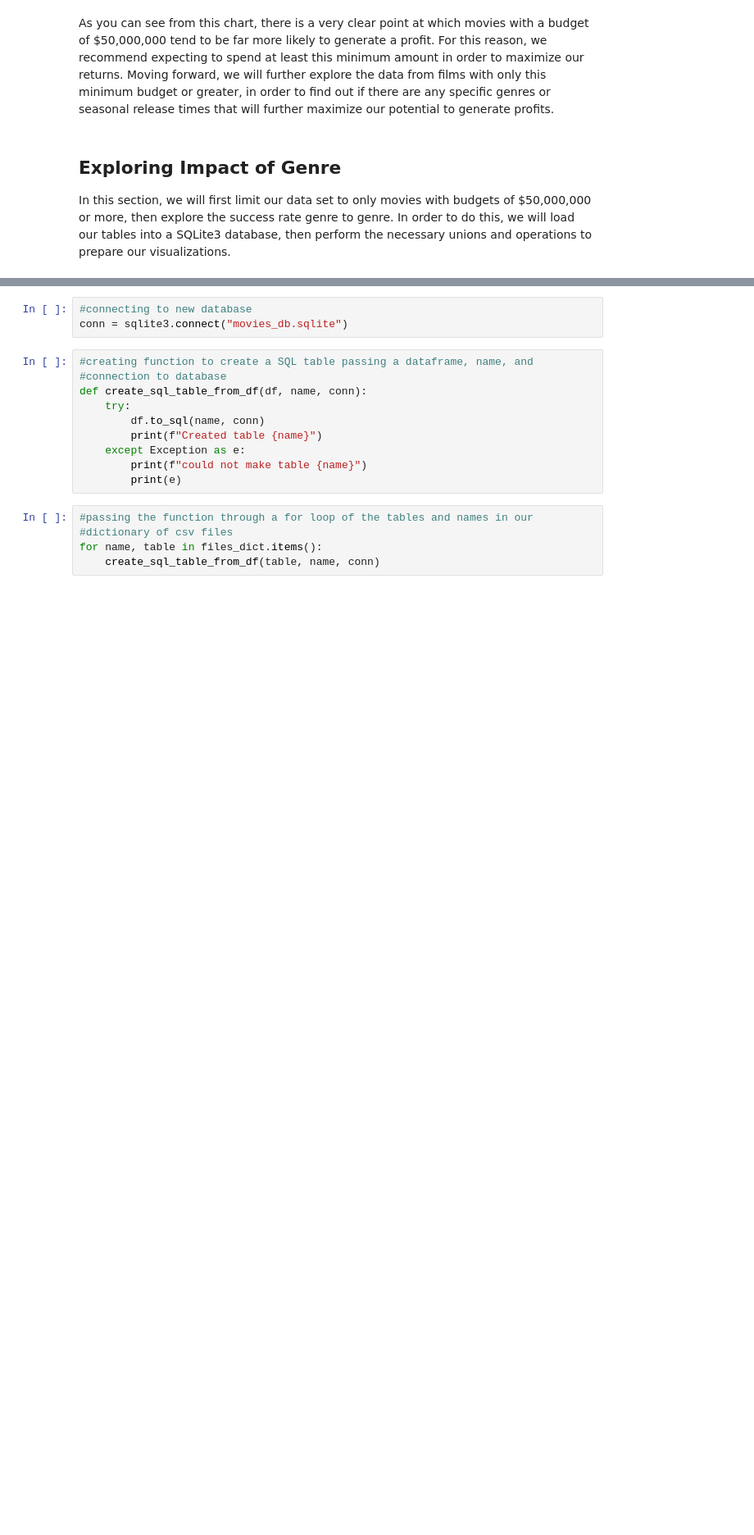
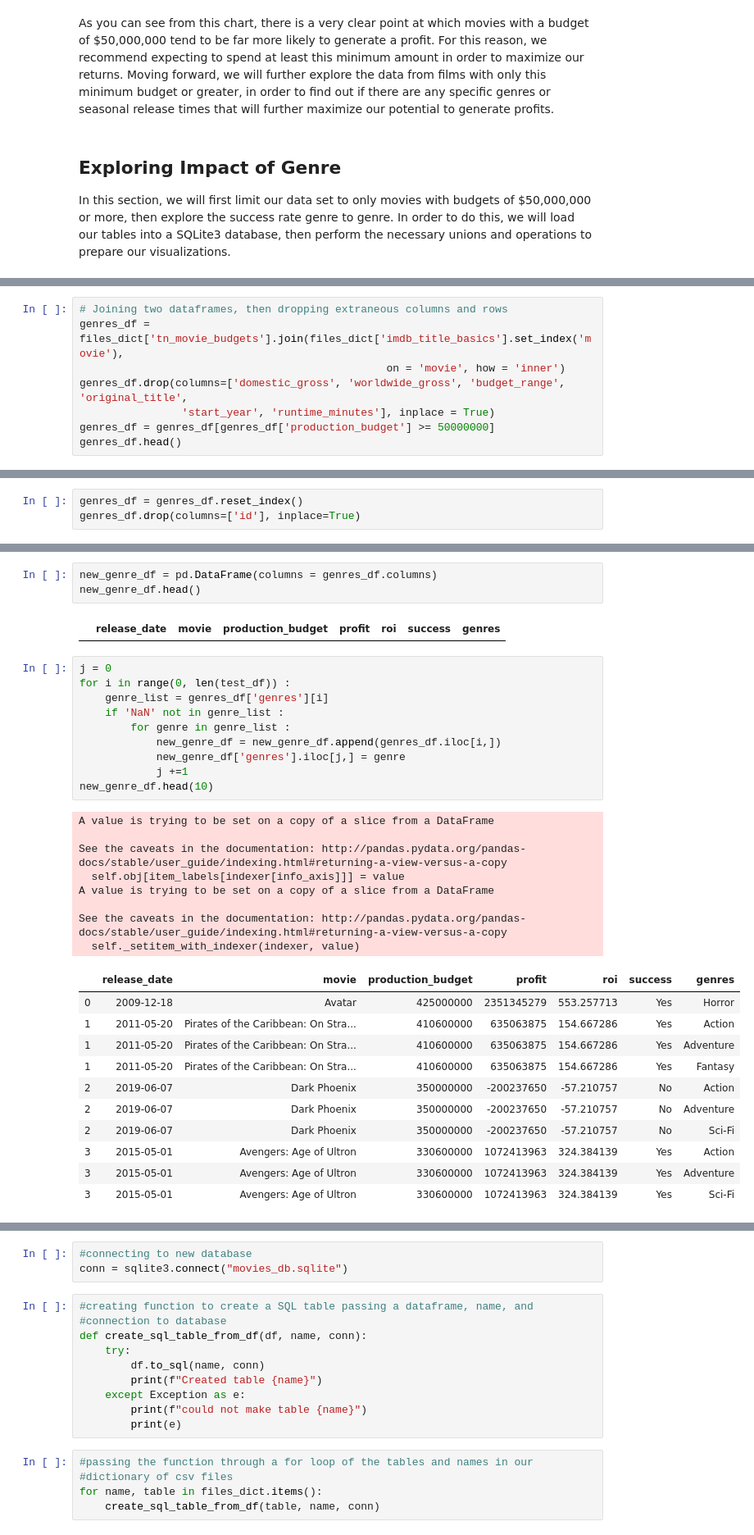
Before and after one commit to Lionslicer-Coding/dsc-mod-1-project-v2-1-onl01-dtsc-pt-030220, a Jupyter notebook: student.ipynb, the cells around one changed output, grey strips where cells are left out. Shown at 82% size. Saved outputs shown, nothing was run; the diff lists cells and outputs as text; blank space fills up the shorter version.

```diff
--- a/student.ipynb
+++ b/student.ipynb
@@ -252,3 +253,11 @@ files_dict['imdb_title_basics'].head()
 | tt0069049 | The Other Side of the Wind | The Other Side of the Wind | 2018 | 122.0 | [Drama] |
 | tt0069204 | Sabse Bada Sukh | Sabse Bada Sukh | 2018 | NaN | [Comedy, Drama] |
 | tt0100275 | The Wandering Soap Opera | La Telenovela Errante | 2017 | 80.0 | [Comedy, Drama, Fantasy] |
+# %%
+# Joining two dataframes, then dropping extraneous columns and rows
+genres_df = files_dict['tn_movie_budgets'].join(files_dict['imdb_title_basics'].set_index('movie'),
+                                                on = 'movie', how = 'inner')
+genres_df.drop(columns=['domestic_gross', 'worldwide_gross', 'budget_range', 'original_title',
+                'start_year', 'runtime_minutes'], inplace = True)
+genres_df = genres_df[genres_df['production_budget'] >= 50000000]
+genres_df.head()
@@ -254,0 +272,3 @@ files_dict['imdb_title_basics'].head()
+# %%
+genres_df = genres_df.reset_index()
+genres_df.drop(columns=['id'], inplace=True)
@@ -254,0 +306,35 @@ files_dict['imdb_title_basics'].head()
+# %%
+new_genre_df = pd.DataFrame(columns = genres_df.columns)
+new_genre_df.head()
+# %% [output]
+|  | release_date | movie | production_budget | profit | roi | success | genres |
+# %%
+j = 0
+for i in range(0, len(test_df)) :
+    genre_list = genres_df['genres'][i]
+    if 'NaN' not in genre_list :
+        for genre in genre_list :
+            new_genre_df = new_genre_df.append(genres_df.iloc[i,])
+            new_genre_df['genres'].iloc[j,] = genre
+            j +=1
+new_genre_df.head(10)
+# %% [output]
+A value is trying to be set on a copy of a slice from a DataFrame
+
+See the caveats in the documentation: http://pandas.pydata.org/pandas-docs/stable/user_guide/indexing.html#returning-a-view-versus-a-copy
+  self.obj[item_labels[indexer[info_axis]]] = value
+A value is trying to be set on a copy of a slice from a DataFrame
+
+See the caveats in the documentation: http://pandas.pydata.org/pandas-docs/stable/user_guide/indexing.html#returning-a-view-versus-a-copy
+  self._setitem_with_indexer(indexer, value)
+|  | release_date | movie | production_budget | profit | roi | success | genres |
+| 0 | 2009-12-18 | Avatar | 425000000 | 2351345279 | 553.257713 | Yes | Horror |
+| 1 | 2011-05-20 | Pirates of the Caribbean: On Stra... | 410600000 | 635063875 | 154.667286 | Yes | Action |
+| 1 | 2011-05-20 | Pirates of the Caribbean: On Stra... | 410600000 | 635063875 | 154.667286 | Yes | Adventure |
+| 1 | 2011-05-20 | Pirates of the Caribbean: On Stra... | 410600000 | 635063875 | 154.667286 | Yes | Fantasy |
+| 2 | 2019-06-07 | Dark Phoenix | 350000000 | -200237650 | -57.210757 | No | Action |
+| 2 | 2019-06-07 | Dark Phoenix | 350000000 | -200237650 | -57.210757 | No | Adventure |
+| 2 | 2019-06-07 | Dark Phoenix | 350000000 | -200237650 | -57.210757 | No | Sci-Fi |
+| 3 | 2015-05-01 | Avengers: Age of Ultron | 330600000 | 1072413963 | 324.384139 | Yes | Action |
+| 3 | 2015-05-01 | Avengers: Age of Ultron | 330600000 | 1072413963 | 324.384139 | Yes | Adventure |
+| 3 | 2015-05-01 | Avengers: Age of Ultron | 330600000 | 1072413963 | 324.384139 | Yes | Sci-Fi |
```
Also changed, not shown: parts of 10 cells of this notebook.
